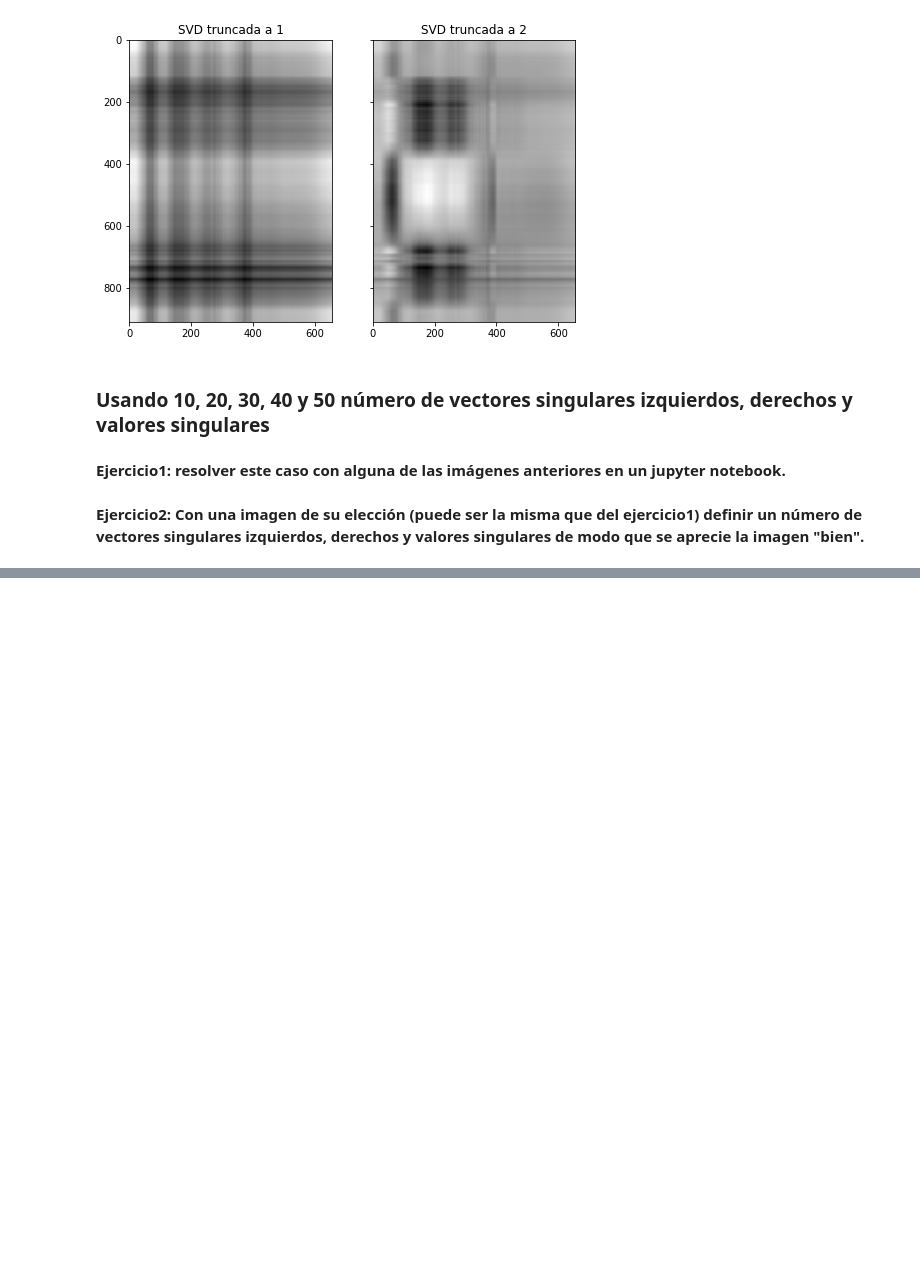
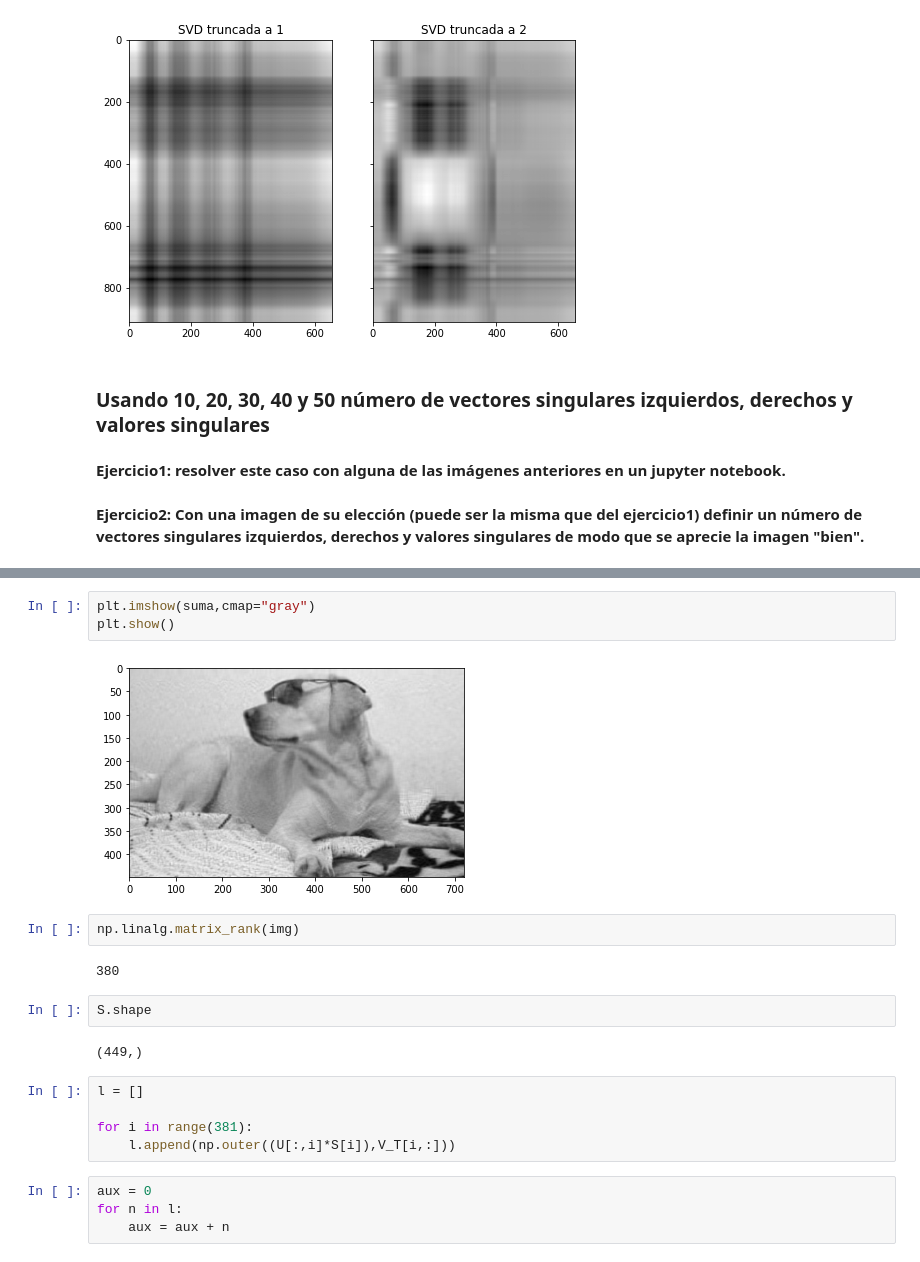
Before and after one commit to palmoreck/laboratorios, a Jupyter notebook: reconstruccion_de_imagenes/2_reconstruccion_de_imagenes.ipynb, the cells around one changed output, grey strips where cells are left out. Cells and saved outputs as stored; diff of their text form; blank space fills up the shorter version.

```diff
--- a/reconstruccion_de_imagenes/2_reconstruccion_de_imagenes.ipynb
+++ b/reconstruccion_de_imagenes/2_reconstruccion_de_imagenes.ipynb
@@ -761,0 +786,22 @@ plt.show()
+# %%
+plt.imshow(suma,cmap="gray")
+plt.show()
+# %% [output]
+[figure, added]
+# %%
+np.linalg.matrix_rank(img)
+# %% [output]
+380
+# %%
+S.shape
+# %% [output]
+(449,)
+# %%
+l = []
+
+for i in range(381):
+    l.append(np.outer((U[:,i]*S[i]),V_T[i,:]))
+# %%
+aux = 0
+for n in l:
+    aux = aux + n
```
Also changed, not shown: parts of 11 cells of this notebook.
